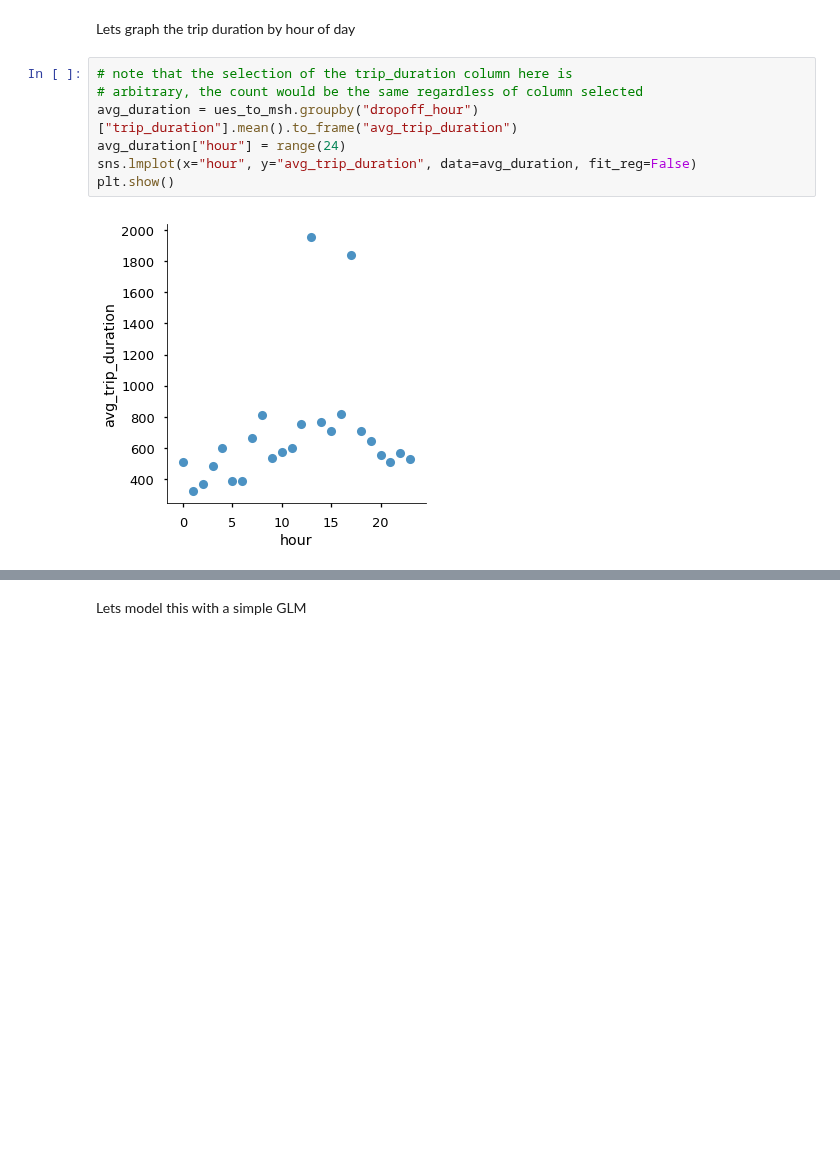
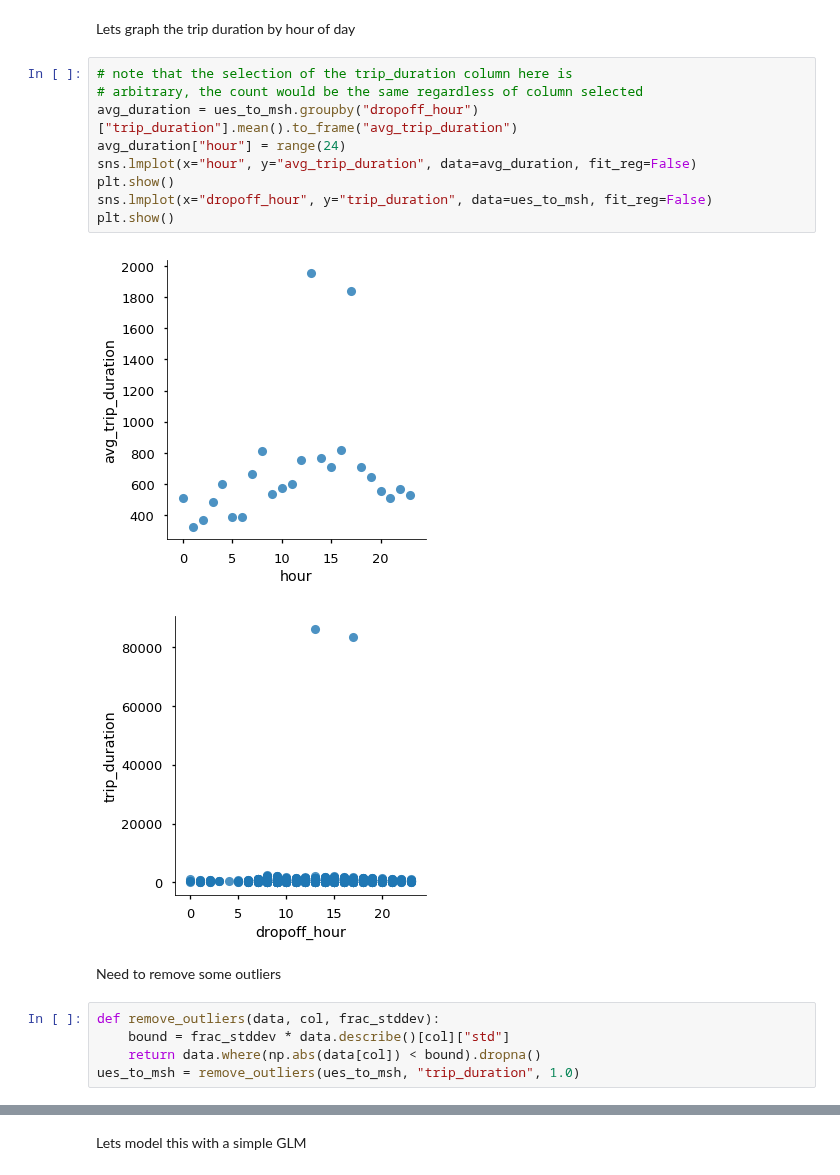
Before and after one commit to colby-j-wise/Probabilistic_Programming, a Jupyter notebook: FinalProject.ipynb, the cells around one changed output, grey strips where cells are left out. Cells and saved outputs as stored; diff of their text form; blank space fills up the shorter version.

Commit message:
remove some outliers, still not sure why our error is so insane
remove some outliers, still not sure why our error is so insane

```diff
--- a/FinalProject.ipynb
+++ b/FinalProject.ipynb
@@ -96,9 +96,19 @@ Lets graph the trip duration by hour of day
 # %%
 # note that the selection of the trip_duration column here is
 # arbitrary, the count would be the same regardless of column selected
 avg_duration = ues_to_msh.groupby("dropoff_hour")["trip_duration"].mean().to_frame("avg_trip_duration")
 avg_duration["hour"] = range(24)
 sns.lmplot(x="hour", y="avg_trip_duration", data=avg_duration, fit_reg=False)
 plt.show()
+sns.lmplot(x="dropoff_hour", y="trip_duration", data=ues_to_msh, fit_reg=False)
+plt.show()
 # %% [output]
 [figure]
+[figure, added]
+# %% [markdown]
+Need to remove some outliers
+# %%
+def remove_outliers(data, col, frac_stddev):
+    bound = frac_stddev * data.describe()[col]["std"]
+    return data.where(np.abs(data[col]) < bound).dropna()
+ues_to_msh = remove_outliers(ues_to_msh, "trip_duration", 1.0)
```
Also changed, not shown: parts of 10 cells of this notebook.
